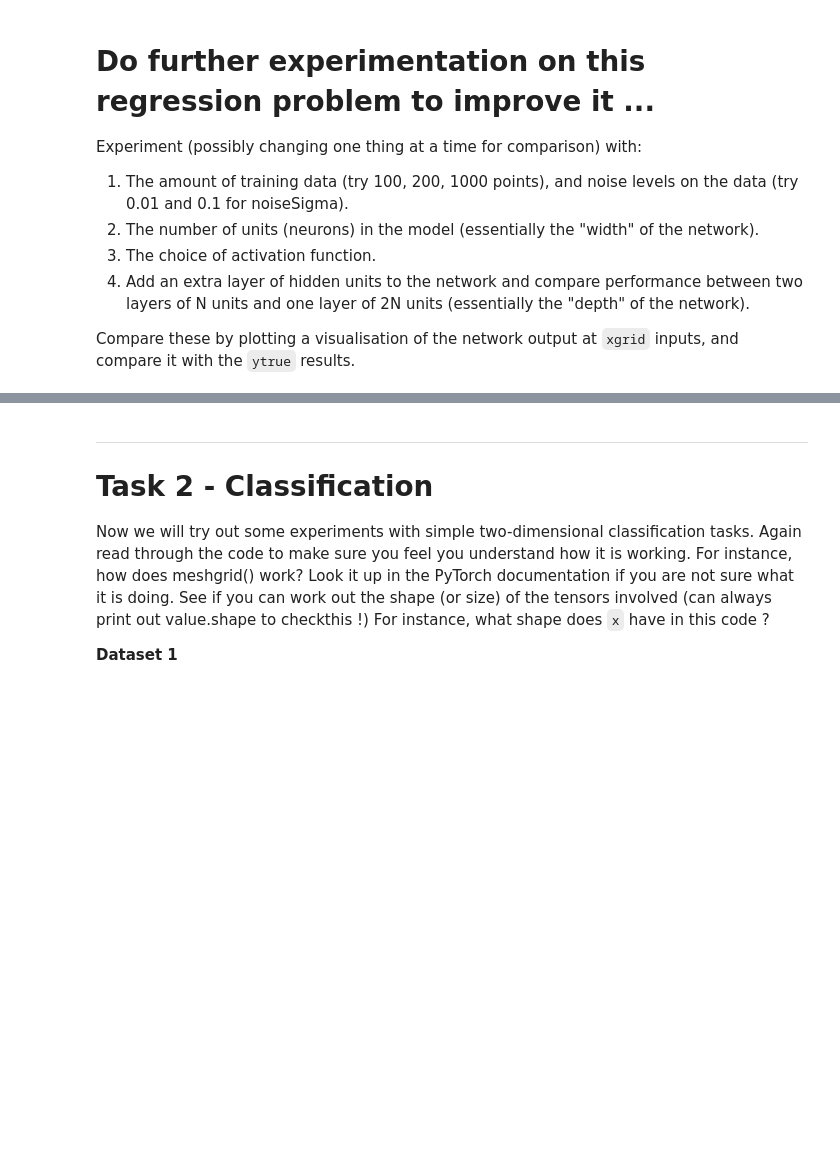
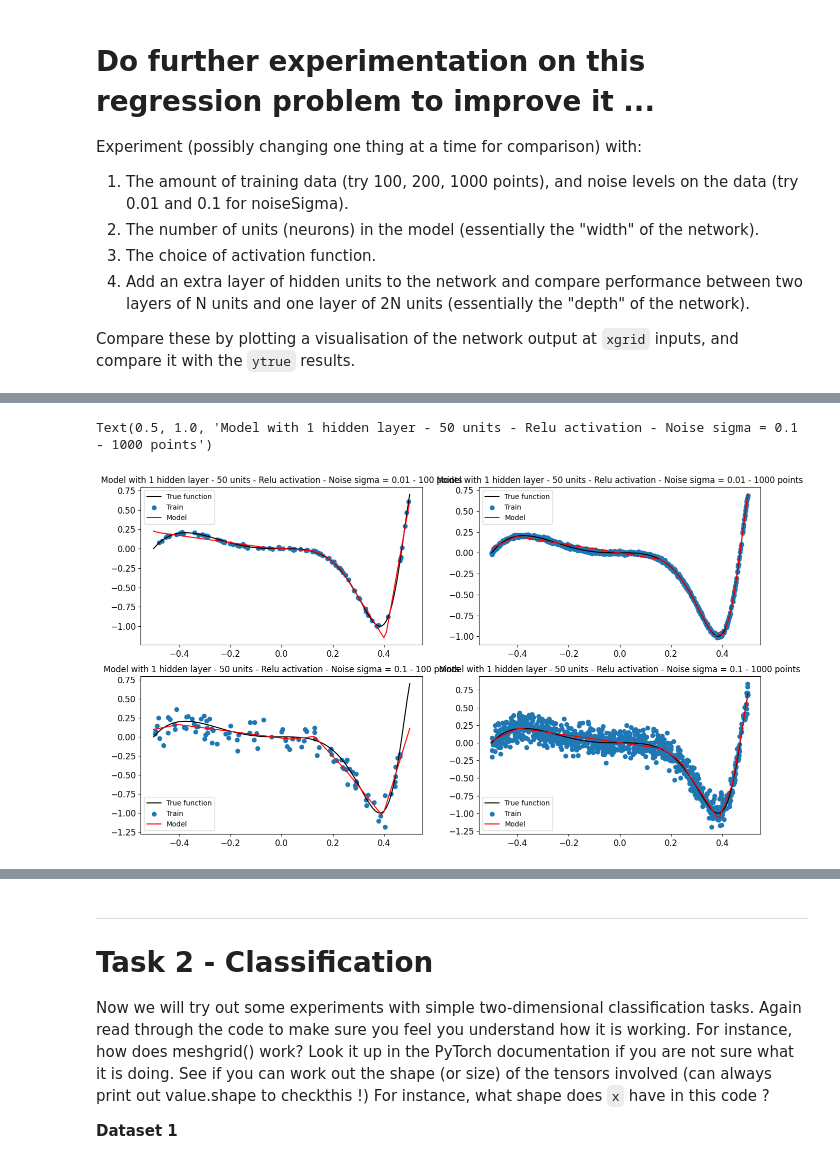
Before and after one commit to jamiemilsom/Deep_Learning_MSc, a Jupyter notebook: Labs_1_to_5/Lab_2_MLP.ipynb, the cells around one changed output, grey strips where cells are left out. Cells and saved outputs as stored; diff of their text form; code cells hidden in the pictures; blank space fills up the shorter version.

Commit message:
experimentation in lab 2

```diff
--- a/Labs_1_to_5/Lab_2_MLP.ipynb
+++ b/Labs_1_to_5/Lab_2_MLP.ipynb
@@ -227,0 +343,3 @@ Compare these by plotting a visualisation of the network output at `xgrid` input
+# %%
+X_train, X_test, y_train, y_test = generate_data(N=1000, noise_sigma=0.1, noise_mean=0.0)
+custom_nn = test_train_nn(num_hidden_layers=4, num_hidden_units=50,X_train=X_train,y_train=y_train, activation_function=F.relu, lr=0.01, epochs=30000)
@@ -227,0 +363,51 @@ Compare these by plotting a visualisation of the network output at `xgrid` input
+# %%
+def plot_model():
+    y_model = custom_nn(xgrid).detach().numpy().flatten()
+    xgrid_plot = xgrid.detach().numpy().flatten()
+    plt.plot(xgrid, ytrue, label='True function', color='black')
+    plt.scatter(X_train, y_train, label='Train')
+    plt.plot(xgrid, y_model, label='Model', color='red')
+    plt.legend()
+
+
+plt.figure(figsize=(16, 9))
+
+"""
+    Experiment (possibly changing one thing at a time for comparison) with:
+
+1. The amount of training data (try 100, 200, 1000 points), and noise levels on the data (try 0.01 and 0.1 for noiseSigma).
+2. The number of units (neurons) in the model (essentially the "width" of the network).
+3. The choice of activation function.
+4. Add an extra layer of hidden units to the network and compare performance between two layers of N units and one layer of 2N units (essentially the "depth" of the network).
+
+Compare these by plotting a visualisation of the network output at `xgrid` inputs, and compare it with the `ytrue` results.
+"""
+
+plt.subplot(2,2,1)
+
+X_train, X_test, y_train, y_test = generate_data(N=100, noise_sigma=0.01, noise_mean=0.0)
+custom_nn = test_train_nn(num_hidden_layers=1, num_hidden_units=50,X_train=X_train,y_train=y_train, activation_function=F.relu, lr=0.01, epochs=30000)
+plot_model()
+plt.title('Model with 1 hidden layer - 50 units - Relu activation - Noise sigma = 0.01 - 100 points')
+
+plt.subplot(2,2,2)
+
+X_train, X_test, y_train, y_test = generate_data(N=1000, noise_sigma=0.01, noise_mean=0.0)
+custom_nn = test_train_nn(num_hidden_layers=1, num_hidden_units=50,X_train=X_train,y_train=y_train, activation_function=F.relu, lr=0.01, epochs=30000)
+plot_model()
+plt.title('Model with 1 hidden layer - 50 units - Relu activation - Noise sigma = 0.01 - 1000 points')
+
+plt.subplot(2,2,3)
+
+X_train, X_test, y_train, y_test = generate_data(N=100, noise_sigma=0.1, noise_mean=0.0)
+custom_nn = test_train_nn(num_hidden_layers=1, num_hidden_units=50,X_train=X_train,y_train=y_train, activation_function=F.relu, lr=0.01, epochs=30000)
+plot_model()
+plt.title('Model with 1 hidden layer - 50 units - Relu activation - Noise sigma = 0.1 - 100 points')
+
+plt.subplot(2,2,4)
+
+X_train, X_test, y_train, y_test = generate_data(N=1000, noise_sigma=0.1, noise_mean=0.0)
+custom_nn = test_train_nn(num_hidden_layers=1, num_hidden_units=50,X_train=X_train,y_train=y_train, activation_function=F.relu, lr=0.01, epochs=30000)
+plot_model()
+plt.title('Model with 1 hidden layer - 50 units - Relu activation - Noise sigma = 0.1 - 1000 points')
+# %% [output]
@@ -227,0 +431,2 @@ Compare these by plotting a visualisation of the network output at `xgrid` input
+Text(0.5, 1.0, 'Model with 1 hidden layer - 50 units - Relu activation - Noise sigma = 0.1 - 1000 points')
+[figure, added]
```
Also changed, not shown: parts of 16 cells of this notebook.
